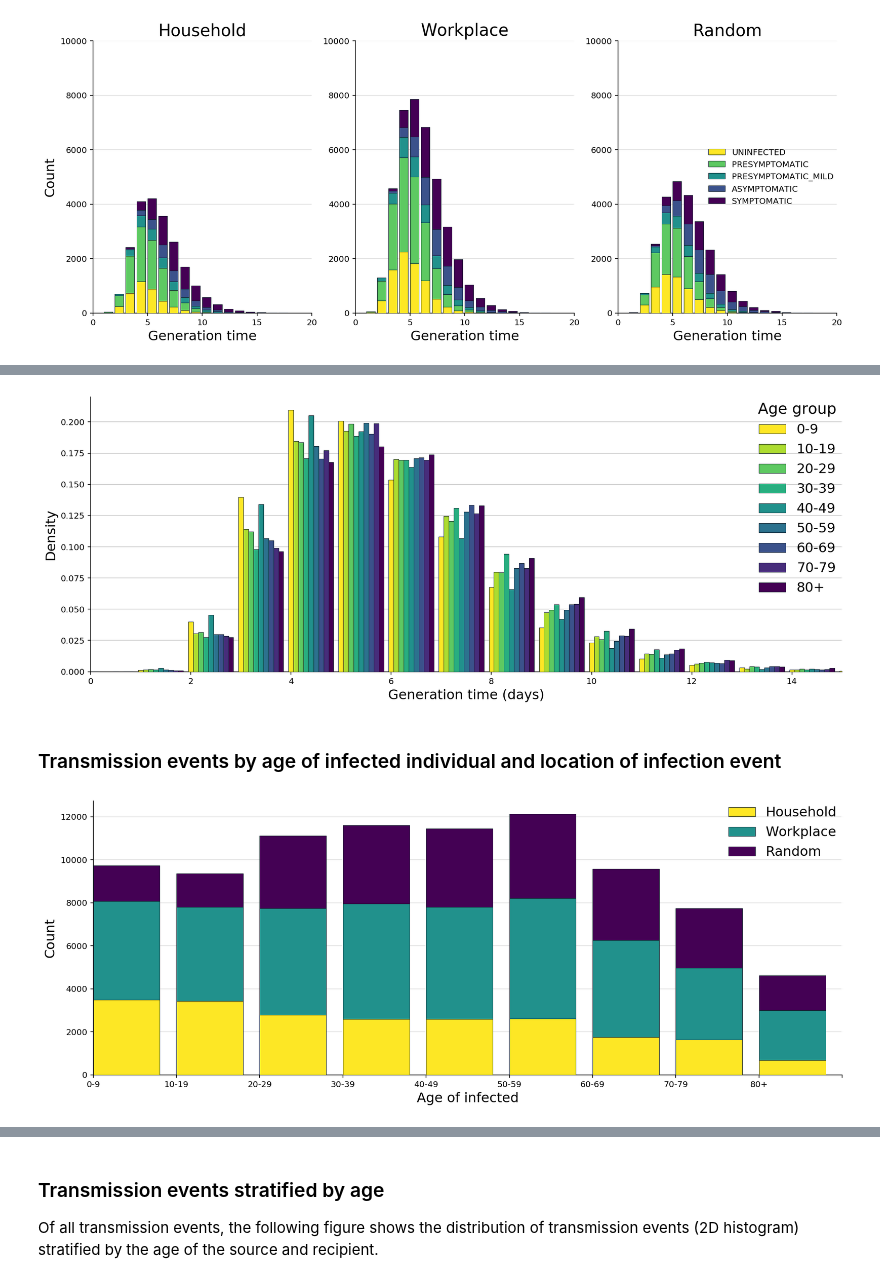
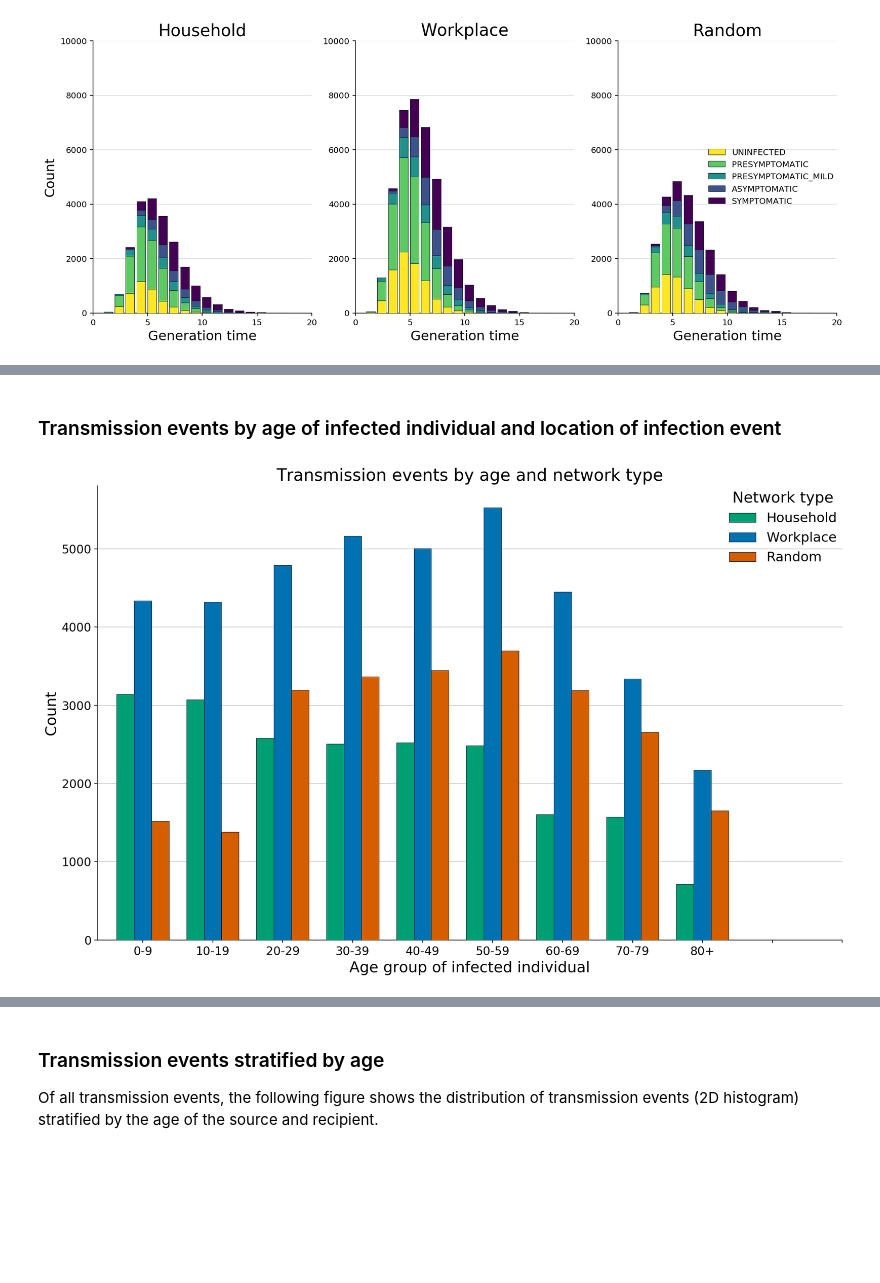
Before and after one commit to BDI-pathogens/OpenABM-Covid19, a Jupyter notebook: sandbox/COVID19-IBM_with_interface.ipynb, the cells around one changed output, grey strips where cells are left out. Drawn from its saved outputs; the diff is of its cells as text; code cells hidden in the pictures; blank space fills up the shorter version.

Commit message:
Remove unneccessary figures from notebook

```diff
--- a/sandbox/COVID19-IBM_with_interface.ipynb
+++ b/sandbox/COVID19-IBM_with_interface.ipynb
@@ -204,10 +192,16 @@ fig, ax = plotting.PlotInteractionsByAge(df_interact)
 # %% [markdown]
 ### Proportion of all transmission from infectious status of source
 # %%
-percent_trans_infector_status = 100*df_trans.infector_status.value_counts()/df_trans.shape[0]
+# Remove seed cases
+df_trans = df_trans[df_trans["infector_status"] != EVENT_TYPES.UNINFECTED.value]
+
+# Calculate percent transmissions by disease status of the infector
+percent_trans_infector_status = 100*df_trans["infector_status"].value_counts()/df_trans.shape[0]
 percent_trans_infector_status = percent_trans_infector_status.reset_index()
-percent_trans_infector_status.columns = ["infector_status", "percent_transmissions"]
-percent_trans_infector_status["name"] = percent_trans_infector_status.infector_status.map(lambda x: constant.EVENT_TYPE_STRING[constant.EVENT_TYPES(x).value])
 
-display(percent_trans_infector_status[percent_trans_infector_status.percent_transmissions > 0].style.hide_index())
+# Summarise DataFrame
+percent_trans_infector_status.columns = ["infector_status", "Percent transmissions"]
+percent_trans_infector_status["name"] = percent_trans_infector_status.infector_status.map(lambda x: plotting.EVENT_TYPE_STRING[EVENT_TYPES(x).value])
+
+display(percent_trans_infector_status[percent_trans_infector_status["Percent transmissions"] > 0][["Percent transmissions", "name"]].style.hide_index().set_precision(2))
 # %% [output]
@@ -285,21 +264,14 @@ fig, ax = plotting.PlotStackedHistByGroup(df_trans,
-# %%
-# Plot histogram of interaction by network type
-fig, ax = plotting.BarByGroup(df_trans, groupvar = "age_group", binvar = "infector_infected_time",
-        bins = 30, group_labels = age_group_labels,
-        density = True, xlimits = [0, 15], title = "", xlabel = "Generation time (days)", ylabel = "Density",
-        legend_title = "Age group")
-# %% [output]
-[figure, removed]
 # %% [markdown]
 ### Transmission events by age of infected individual and location of infection event
 # %%
-# fixme: adjust x tick labels
+plt.rcParams['figure.figsize'] = [16, 10]
 
-plt.rcParams['figure.figsize'] = [16, 6]
-fig, ax = plotting.PlotStackedHistByGroup(df_trans[df_trans.infector_network >= 0],
-        groupvar = "infector_network", countvar = "age_group",
-        NBINS = n_age, group_labels = ["Household", "Workplace", "Random"],
-        xlabel = "Age of infected", ylabel = "Count",
-        legend_loc = "best", xticklabels = age_group_labels)
+fig, ax = plotting.BarByGroup(df_trans[df_trans.infector_network >= 0],
+    groupvar = "infector_network", binvar = "age_group",
+    groups = [0, 1, 2], bins = n_age, group_colours = plotting.network_colours,
+    group_labels = ["Household", "Workplace", "Random"],
+    xlabel = "Age group of infected individual",ylabel = "Count",
+    title = "Transmission events by age and network type",
+    legend_title = "Network type", xticklabels = age_group_labels)
 # %% [output]
-[figure, old version]
+[figure, new version]
```
Also changed, not shown: parts of 39 cells of this notebook.
